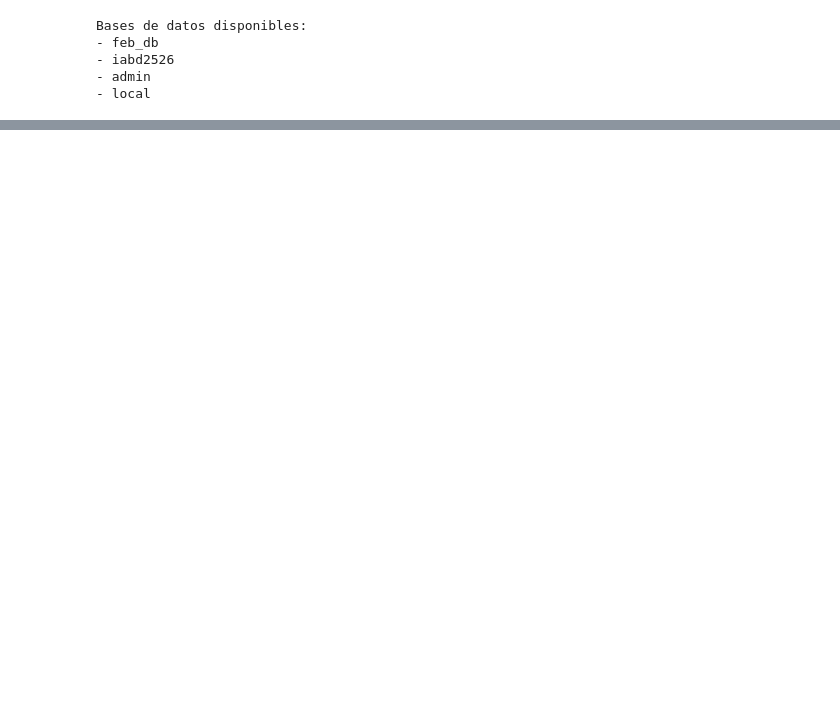
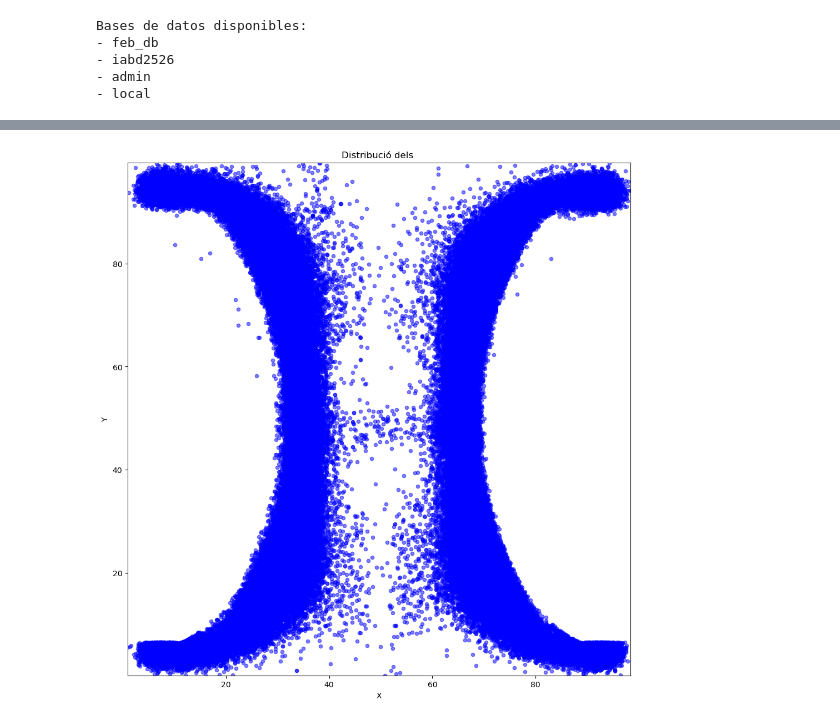
Before and after one commit to JoseGomez23/feb_jose_alvaro, a Jupyter notebook: feb_alvaro.ipynb, the cells around one changed output, grey strips where cells are left out. Cells and saved outputs as stored; diff of their text form; code cells hidden in the pictures; blank space fills up the shorter version.

```diff
--- a/feb_alvaro.ipynb
+++ b/feb_alvaro.ipynb
@@ -57,0 +118,29 @@ plt.show()
+# %%
+df_3p = main_df[main_df["type"] == "3p"].copy()
+
+df_3p.head(50)
+
+df_3p = df_3p.dropna(subset=["type", "court_region"])
+# %%
+df_2p = main_df[main_df['type'] == '2p']
+
+# Ver las primeras filas
+# df_2p.head()
+
+df_1000 = df_3p
+# %%
+plt.figure(figsize=(12,12))
+plt.scatter(df_1000['x'], df_1000['y'], c='blue', alpha=0.5, s=20)
+
+plt.xlim(df_1000['x'].min(), df_1000['x'].max())
+plt.ylim(df_1000['y'].min(), df_1000['y'].max())
+
+plt.xlabel('X')
+plt.ylabel('Y')
+plt.title('Distribució dels ')
+plt.gca().set_aspect('equal', adjustable='box')
+
+plt.show()
+plt.show()
+# %% [output]
+[figure, added]
```
Also changed, not shown: parts of 8 cells of this notebook.
